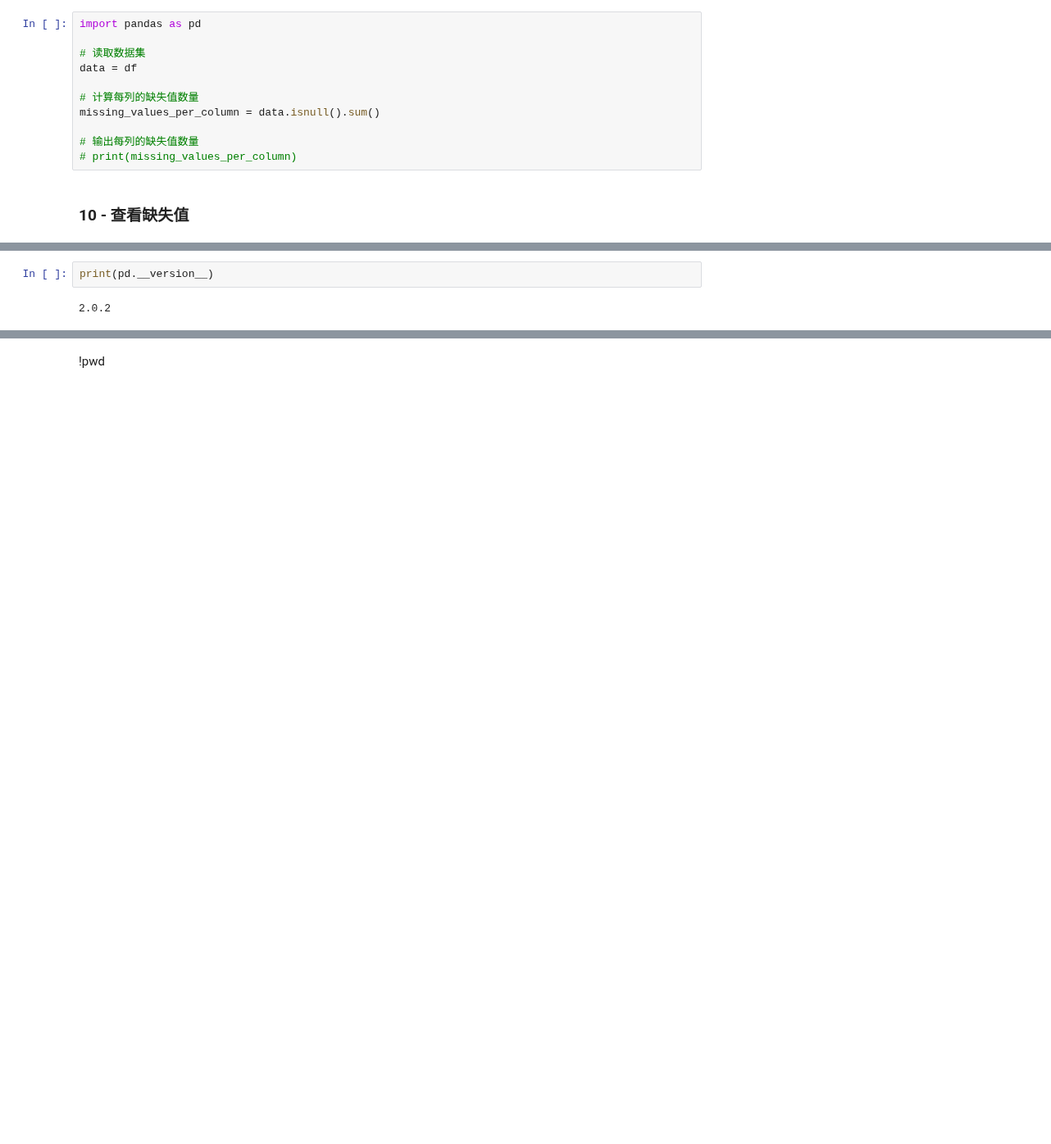
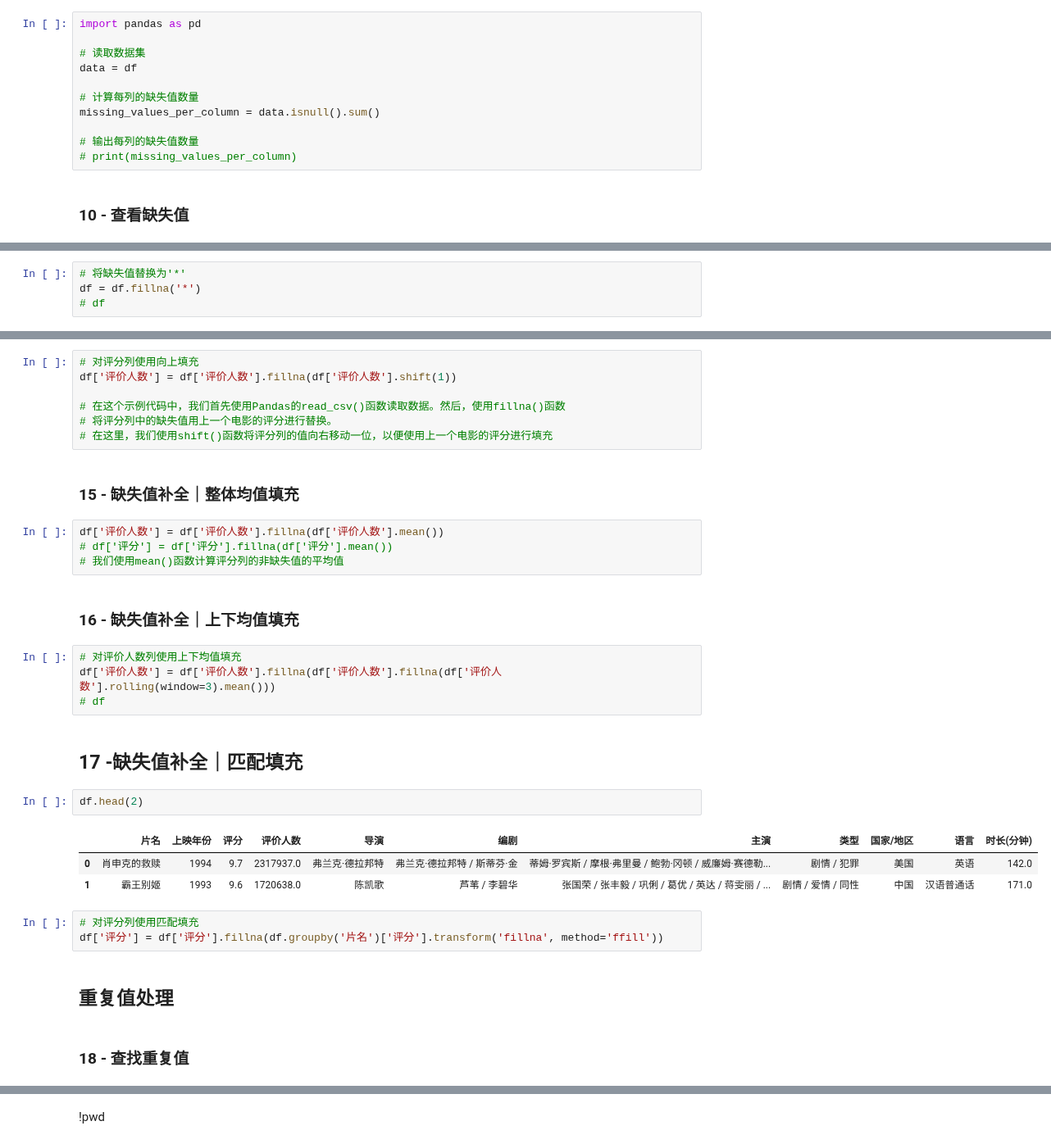
Before and after one commit to whgloveucq/jupyterfiles, a Jupyter notebook: OApractice/Pandas进阶修炼300题.ipynb, the cells around one changed output, grey strips where cells are left out. Shown at 82% size. Drawn from its saved outputs; the diff is of its cells as text; blank space fills up the shorter version.

```diff
--- a/OApractice/Pandas进阶修炼300题.ipynb
+++ b/OApractice/Pandas进阶修炼300题.ipynb
@@ -1117,0 +1150,4 @@ AttributeError: module 'pandas' has no attribute 'np'
+# %%
+# 将缺失值替换为'*'
+df = df.fillna('*')
+# df
@@ -1118,4 +1156,34 @@ AttributeError: module 'pandas' has no attribute 'np'
+# %%
+# 对评分列使用向上填充
+df['评价人数'] = df['评价人数'].fillna(df['评价人数'].shift(1))
+
+# 在这个示例代码中，我们首先使用Pandas的read_csv()函数读取数据。然后，使用fillna()函数
+# 将评分列中的缺失值用上一个电影的评分进行替换。
+# 在这里，我们使用shift()函数将评分列的值向右移动一位，以便使用上一个电影的评分进行填充
+# %% [markdown]
+### 15 - 缺失值补全｜整体均值填充
+# %%
+df['评价人数'] = df['评价人数'].fillna(df['评价人数'].mean())
+# df['评分'] = df['评分'].fillna(df['评分'].mean())
+# 我们使用mean()函数计算评分列的非缺失值的平均值
+# %% [markdown]
+### 16 - 缺失值补全｜上下均值填充
 # %%
-print(pd.__version__)
+# 对评价人数列使用上下均值填充
+df['评价人数'] = df['评价人数'].fillna(df['评价人数'].fillna(df['评价人数'].rolling(window=3).mean()))
+# df
-# %% [output]
-2.0.2
+# %% [markdown]
+## 17 -缺失值补全｜匹配填充
+# %%
+df.head(2)
+# %% [output]
+|  | 片名 | 上映年份 | 评分 | 评价人数 | 导演 | 编剧 | 主演 | 类型 | 国家/地区 | 语言 | 时长(分钟) |
+| 0 | 肖申克的救赎 | 1994 | 9.7 | 2317937.0 | 弗兰克·德拉邦特 | 弗兰克·德拉邦特 / 斯蒂芬·金 | 蒂姆·罗宾斯 / 摩根·弗里曼 / 鲍勃·冈顿 / 威廉姆·赛德勒... | 剧情 / 犯罪 | 美国 | 英语 | 142.0 |
+| 1 | 霸王别姬 | 1993 | 9.6 | 1720638.0 | 陈凯歌 | 芦苇 / 李碧华 | 张国荣 / 张丰毅 / 巩俐 / 葛优 / 英达 / 蒋雯丽 / ... | 剧情 / 爱情 / 同性 | 中国 | 汉语普通话 | 171.0 |
+# %%
+# 对评分列使用匹配填充
+df['评分'] = df['评分'].fillna(df.groupby('片名')['评分'].transform('fillna', method='ffill'))
+# %% [markdown]
+## 重复值处理
+# %% [markdown]
+### 18 - 查找重复值
```
Also changed, not shown: parts of 12 cells of this notebook.
